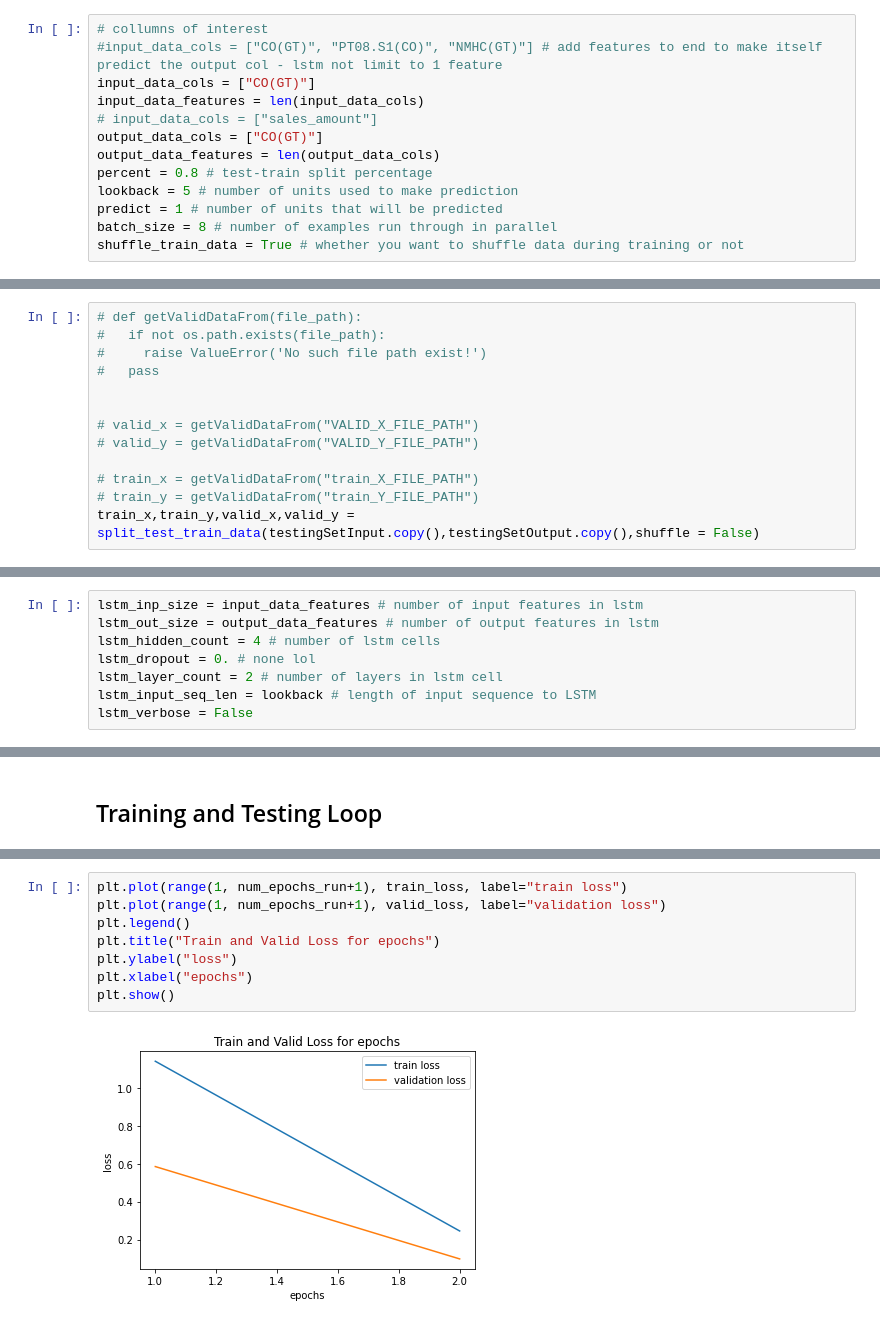
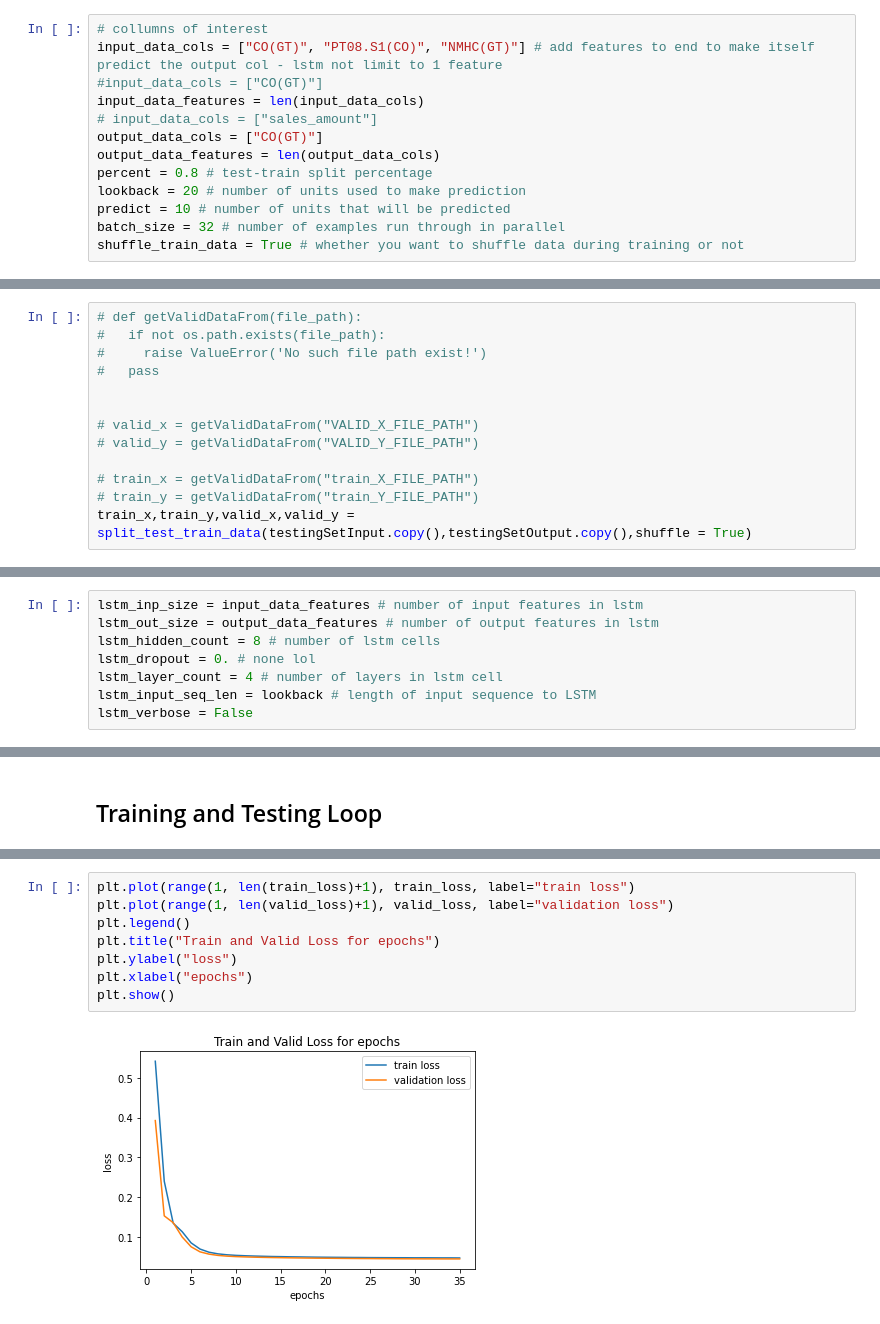
Before and after one commit to briang3389/airQ, a Jupyter notebook: src/main.ipynb, the cells around one changed output, grey strips where cells are left out. Drawn from its saved outputs; the diff is of its cells as text.

```diff
--- a/src/main.ipynb
+++ b/src/main.ipynb
@@ -305,16 +306,16 @@ Not connected to a GPU
 cpu
 # %%
 # collumns of interest
-#input_data_cols = ["CO(GT)", "PT08.S1(CO)", "NMHC(GT)"] # add features to end to make itself predict the output col - lstm not limit to 1 feature
-input_data_cols = ["CO(GT)"]
+input_data_cols = ["CO(GT)", "PT08.S1(CO)", "NMHC(GT)"] # add features to end to make itself predict the output col - lstm not limit to 1 feature
+#input_data_cols = ["CO(GT)"]
 input_data_features = len(input_data_cols)
 # input_data_cols = ["sales_amount"]
 output_data_cols = ["CO(GT)"]
 output_data_features = len(output_data_cols)
 percent = 0.8 # test-train split percentage
-lookback = 5 # number of units used to make prediction
-predict = 1 # number of units that will be predicted
-batch_size = 8 # number of examples run through in parallel
+lookback = 20 # number of units used to make prediction
+predict = 10 # number of units that will be predicted
+batch_size = 32 # number of examples run through in parallel
 shuffle_train_data = True # whether you want to shuffle data during training or not
 # %%
 originaldf = pd.read_excel('/content/boilermakeX/AirQualityUCI.xlsx')
@@ -401,5 +402,5 @@ def split_test_train_data(ts_inp,ts_out,shuffle = False,percent_train = percent)
 
 # train_x = getValidDataFrom("train_X_FILE_PATH")
 # train_y = getValidDataFrom("train_Y_FILE_PATH")
-train_x,train_y,valid_x,valid_y = split_test_train_data(testingSetInput.copy(),testingSetOutput.copy(),shuffle = False)
+train_x,train_y,valid_x,valid_y = split_test_train_data(testingSetInput.copy(),testingSetOutput.copy(),shuffle = True)
 # %% [output]
@@ -476,9 +487,9 @@ batches in train_dl: 936
 # %%
 lstm_inp_size = input_data_features # number of input features in lstm
 lstm_out_size = output_data_features # number of output features in lstm
-lstm_hidden_count = 4 # number of lstm cells
+lstm_hidden_count = 8 # number of lstm cells
 lstm_dropout = 0. # none lol
-lstm_layer_count = 2 # number of layers in lstm cell
+lstm_layer_count = 4 # number of layers in lstm cell
 lstm_input_seq_len = lookback # length of input sequence to LSTM
 lstm_verbose = False
 # %%
@@ -781,11 +817,11 @@ valid_y (1867, 1, 1)
 # %%
-plt.plot(range(1, num_epochs_run+1), train_loss, label="train loss")
-plt.plot(range(1, num_epochs_run+1), valid_loss, label="validation loss")
+plt.plot(range(1, len(train_loss)+1), train_loss, label="train loss")
+plt.plot(range(1, len(valid_loss)+1), valid_loss, label="validation loss")
 plt.legend()
 plt.title("Train and Valid Loss for epochs")
 plt.ylabel("loss")
 plt.xlabel("epochs")
 plt.show()
 # %% [output]
-[figure, old version]
+[figure, new version]
 # %%
```
Also changed, not shown: parts of 8 cells of this notebook.
